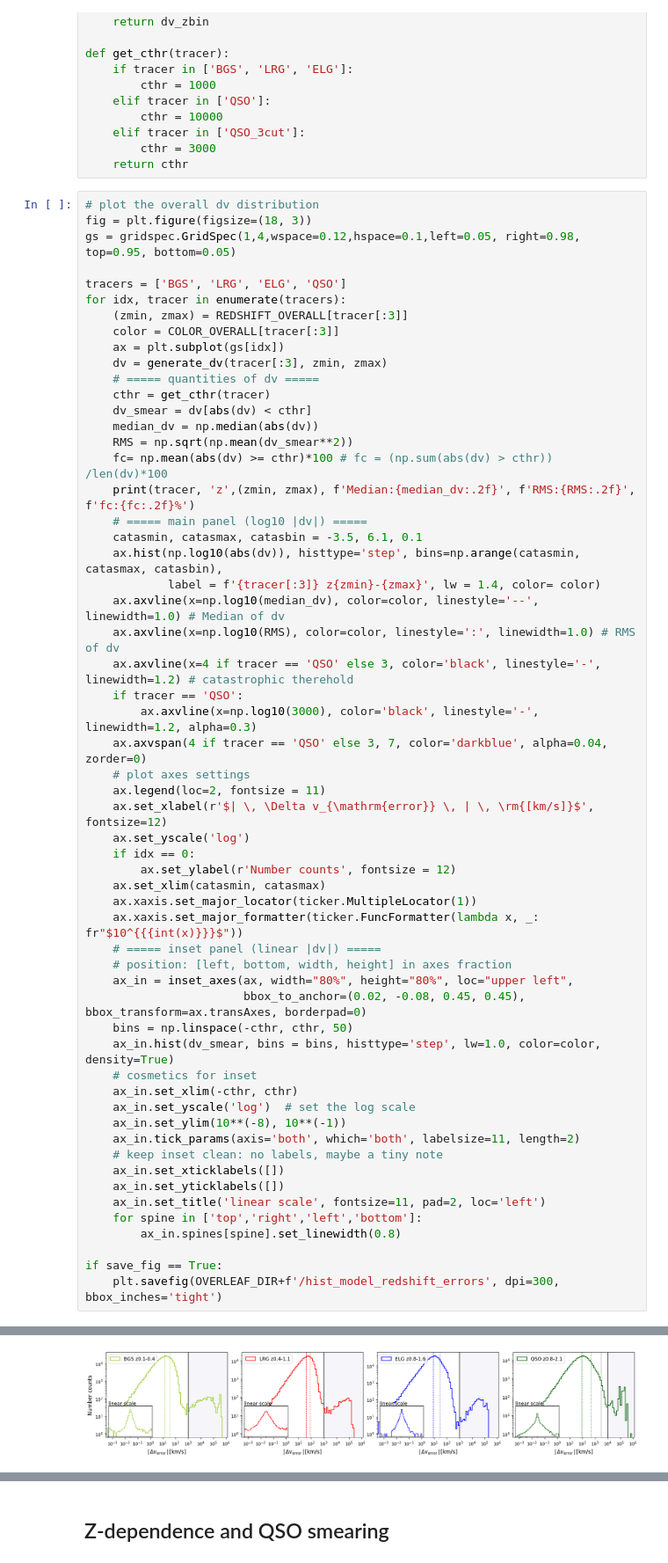
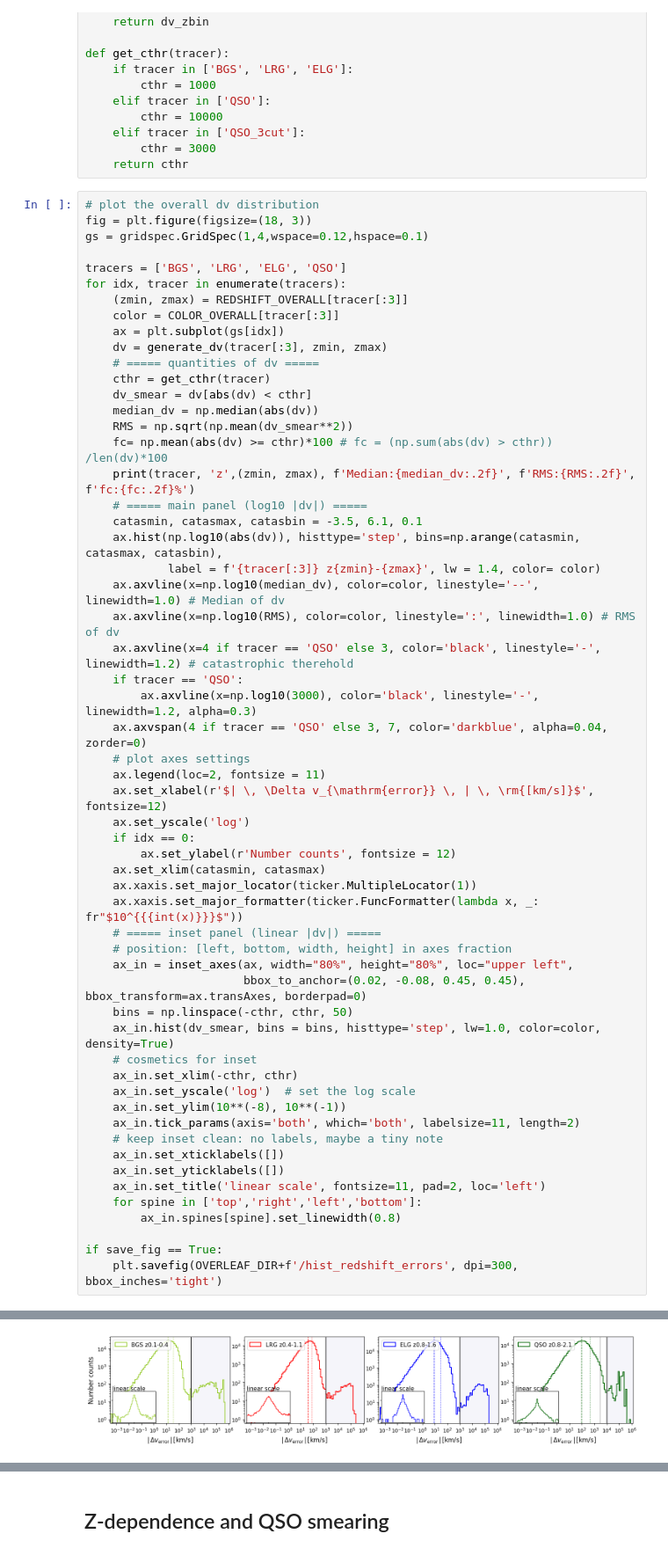
Before and after one commit to ShengyuHE/desi_y3_redshift_errors, a Jupyter notebook: main/repeat_obs/notebooks/dv_distribution.ipynb, the cells around one changed output, grey strips where cells are left out. Shown at 88% size. Drawn from its saved outputs; the diff is of its cells as text.

```diff
--- a/main/repeat_obs/notebooks/dv_distribution.ipynb
+++ b/main/repeat_obs/notebooks/dv_distribution.ipynb
@@ -53,7 +56,7 @@ def get_cthr(tracer):
 # %%
 # plot the overall dv distribution
 fig = plt.figure(figsize=(18, 3))
-gs = gridspec.GridSpec(1,4,wspace=0.12,hspace=0.1,left=0.05, right=0.98, top=0.95, bottom=0.05)
+gs = gridspec.GridSpec(1,4,wspace=0.12,hspace=0.1)
 
 tracers = ['BGS', 'LRG', 'ELG', 'QSO']
 for idx, tracer in enumerate(tracers):
@@ -84,32 +87,32 @@ for idx, tracer in enumerate(tracers):
     ax.set_yscale('log')
     if idx == 0:
         ax.set_ylabel(r'Number counts', fontsize = 12)
     ax.set_xlim(catasmin, catasmax)
     ax.xaxis.set_major_locator(ticker.MultipleLocator(1))
     ax.xaxis.set_major_formatter(ticker.FuncFormatter(lambda x, _: fr"$10^{{{int(x)}}}$"))
     # ===== inset panel (linear |dv|) =====
     # position: [left, bottom, width, height] in axes fraction
     ax_in = inset_axes(ax, width="80%", height="80%", loc="upper left",
                        bbox_to_anchor=(0.02, -0.08, 0.45, 0.45), bbox_transform=ax.transAxes, borderpad=0)
     bins = np.linspace(-cthr, cthr, 50)
     ax_in.hist(dv_smear, bins = bins, histtype='step', lw=1.0, color=color, density=True)
     # cosmetics for inset
     ax_in.set_xlim(-cthr, cthr)
     ax_in.set_yscale('log')  # set the log scale
     ax_in.set_ylim(10**(-8), 10**(-1))
     ax_in.tick_params(axis='both', which='both', labelsize=11, length=2)
     # keep inset clean: no labels, maybe a tiny note
     ax_in.set_xticklabels([])
     ax_in.set_yticklabels([])
     ax_in.set_title('linear scale', fontsize=11, pad=2, loc='left')
     for spine in ['top','right','left','bottom']:
         ax_in.spines[spine].set_linewidth(0.8)
 
 if save_fig == True:
-    plt.savefig(OVERLEAF_DIR+f'/hist_model_redshift_errors', dpi=300, bbox_inches='tight')
+    plt.savefig(OVERLEAF_DIR+f'/hist_redshift_errors', dpi=300, bbox_inches='tight')
 # %% [output]
 BGS z (0.1, 0.4) Median:13.32 RMS:35.99 fc:0.51%
 LRG z (0.4, 1.1) Median:40.68 RMS:82.12 fc:0.46%
 ELG z (0.8, 1.6) Median:8.58 RMS:28.16 fc:0.23%
 QSO z (0.8, 2.1) Median:90.96 RMS:471.24 fc:0.61%
-[figure, old version]
+[figure, new version]
```
Also changed, not shown: parts of 4 cells of this notebook, 11 other files.
